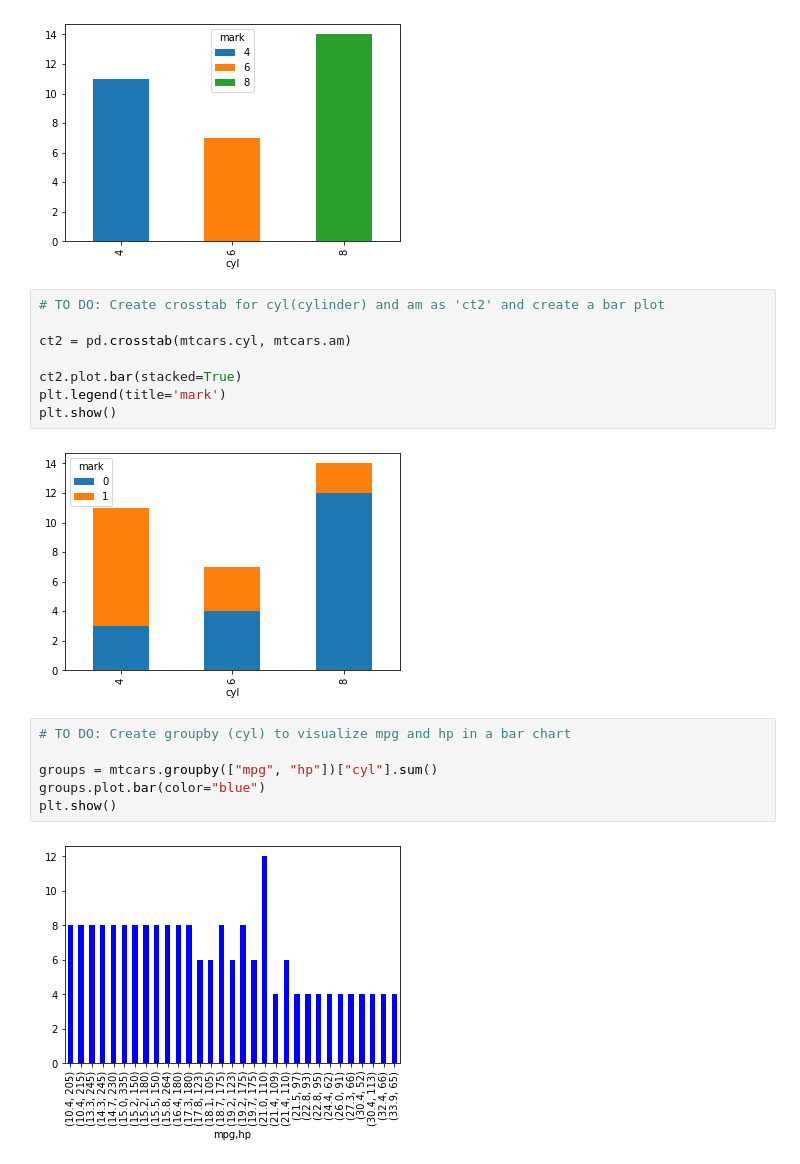
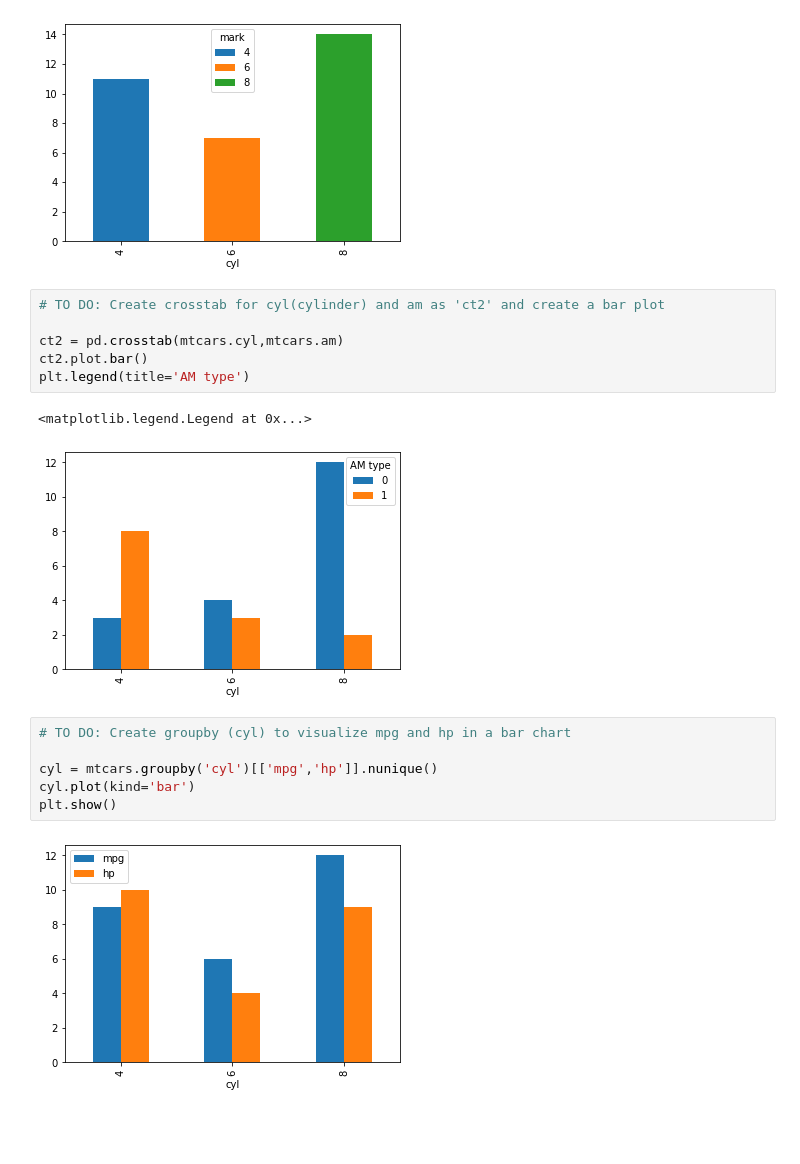
Before and after one commit to kaustavr19/VIP_AINE-AI, a Jupyter notebook: Project - 6/Data_Manipulation_and_Visualization_using_Python.ipynb, the cells around one changed output. Saved outputs shown, nothing was run; the diff lists cells and outputs as text; blank space fills up the shorter version.

```diff
--- a/Project - 6/Data_Manipulation_and_Visualization_using_Python.ipynb
+++ b/Project - 6/Data_Manipulation_and_Visualization_using_Python.ipynb
@@ -1749,21 +1758,20 @@ plt.show()
 # %%
 # TO DO: Create crosstab for cyl(cylinder) and am as 'ct2' and create a bar plot
 
-ct2 = pd.crosstab(mtcars.cyl, mtcars.am)
-
-ct2.plot.bar(stacked=True)
-plt.legend(title='mark')
-plt.show()
+ct2 = pd.crosstab(mtcars.cyl,mtcars.am)
+ct2.plot.bar()
+plt.legend(title='AM type')
 # %% [output]
+<matplotlib.legend.Legend at 0x...>
-[figure, old version]
+[figure, new version]
 # %%
 # TO DO: Create groupby (cyl) to visualize mpg and hp in a bar chart
 
-groups = mtcars.groupby(["mpg", "hp"])["cyl"].sum()
-groups.plot.bar(color="blue")
+cyl = mtcars.groupby('cyl')[['mpg','hp']].nunique()
+cyl.plot(kind='bar')
 plt.show()
 # %% [output]
-[figure, old version]
+[figure, new version]
 # %%
 # TO DO: Create a pie chart for cyl count
 
```
Also changed, not shown: parts of 10 cells of this notebook.
